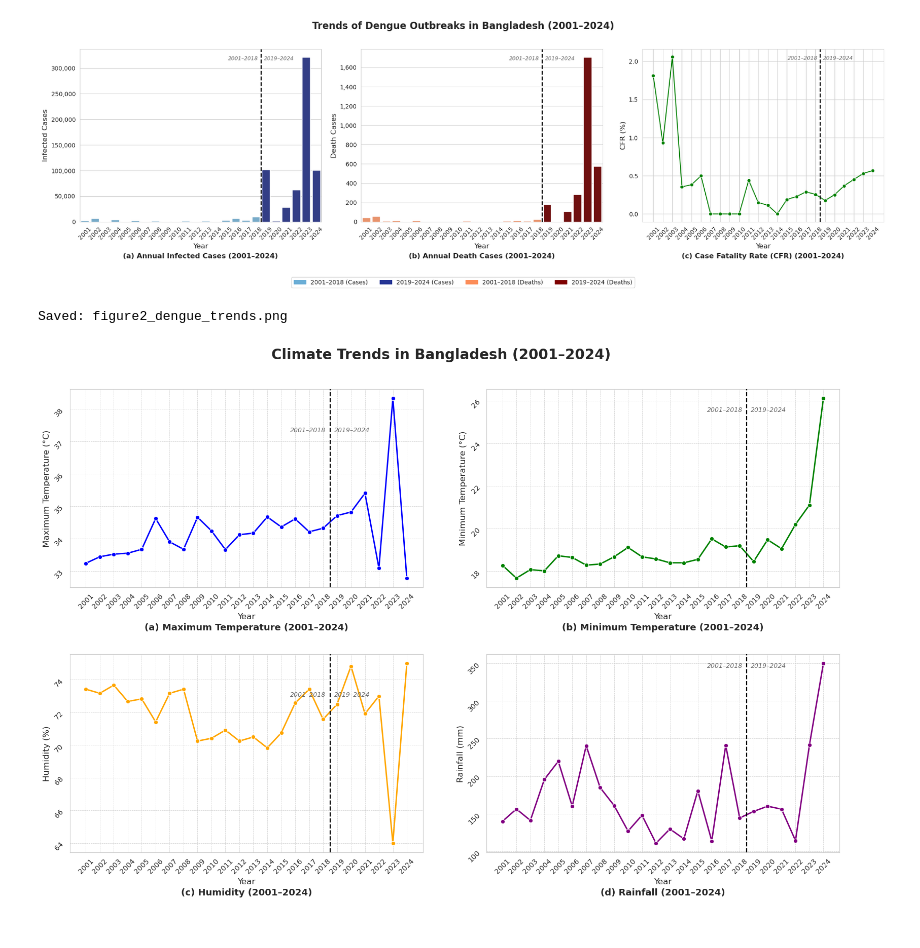
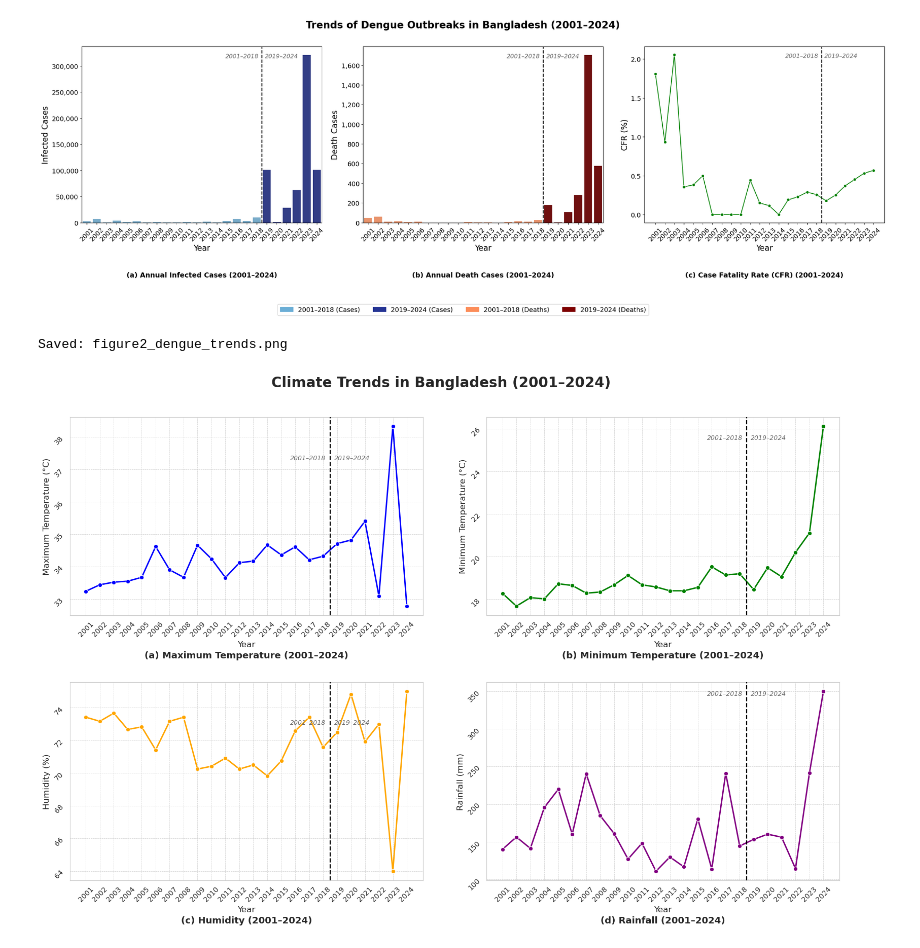
Before and after one commit to awnonbhowmik/DENV-Data-Analysis, a Jupyter notebook: refine_fig.ipynb, the cells around one changed output. Saved outputs shown, nothing was run; the diff lists cells and outputs as text; code cells hidden in the pictures.

```diff
--- a/refine_fig.ipynb
+++ b/refine_fig.ipynb
@@ -293,18 +259,6 @@ Saved: figure1_dengue_bangladesh.png
 # %%
 """
 Figure 2: Trend of DENV outbreaks in Bangladesh (2001–2024)
-
-Merges data_epidemic (2001–2018) and data_endemic (2019–2024) into 3 panels:
-  (a) Annual Infected Cases
-  (b) Annual Death Cases
-  (c) Case Fatality Rate (CFR)
-
-Each panel shares a single y-axis across both periods.
-A vertical dashed line separates the two time groups.
-X-axis shows integer years only (no decimals).
-
-Update:
-Subfigure labels appear as subcaptions below each panel.
 """
 
 import seaborn as sns
@@ -321,13 +275,8 @@ data = pd.read_excel("./data/Dengue_2001-2024.xlsx")
 data_epidemic = data[data["Year"] <= 2018].copy()
 data_endemic = data[data["Year"] > 2018].copy()
 
-data_epidemic["CFR"] = (
-    data_epidemic["Death"] / data_epidemic["Infected"]
-) * 100
-
-data_endemic["CFR"] = (
-    data_endemic["Death"] / data_endemic["Infected"]
-) * 100
+data_epidemic["CFR"] = (data_epidemic["Death"] / data_epidemic["Infected"]) * 100
+data_endemic["CFR"] = (data_endemic["Death"] / data_endemic["Infected"]) * 100
 
 # ── Merge both periods ─────────────────────────────────────────────────
 df_epidemic = data_epidemic.reset_index(drop=True).copy()
@@ -337,7 +286,6 @@ df_epidemic["Period"] = "2001-2018"
 df_endemic["Period"] = "2019-2024"
 
 df_all = pd.concat([df_epidemic, df_endemic], ignore_index=True)
-
 df_all["Year"] = df_all["Year"].astype(int).astype(str)
 
 sorted_years = sorted(df_all["Year"].unique(), key=lambda y: int(y))
@@ -355,7 +303,7 @@ palette_deaths = {
 }
 
 # ── Figure layout ──────────────────────────────────────────────────────
-fig, axes = plt.subplots(1, 3, figsize=(20, 6))
+fig, axes = plt.subplots(1, 3, figsize=(24, 8))  # wider + taller
 
 # ── Panel 1: Infected Cases ────────────────────────────────────────────
 sns.barplot(
@@ -369,9 +317,10 @@ sns.barplot(
     ax=axes[0],
 )
 
-axes[0].set_xlabel("Year", fontsize=12)
-axes[0].set_ylabel("Infected Cases", fontsize=12)
-axes[0].tick_params(axis="x", rotation=45)
+axes[0].set_xlabel("Year", fontsize=16)
+axes[0].set_ylabel("Infected Cases", fontsize=16)
+axes[0].tick_params(axis="x", rotation=45, labelsize=13)
+axes[0].tick_params(axis="y", labelsize=13)
 axes[0].yaxis.set_major_formatter(
     mticker.FuncFormatter(lambda v, _: f"{int(v):,}")
 )
@@ -388,9 +337,10 @@ sns.barplot(
     ax=axes[1],
 )
 
-axes[1].set_xlabel("Year", fontsize=12)
-axes[1].set_ylabel("Death Cases", fontsize=12)
-axes[1].tick_params(axis="x", rotation=45)
+axes[1].set_xlabel("Year", fontsize=16)
+axes[1].set_ylabel("Death Cases", fontsize=16)
+axes[1].tick_params(axis="x", rotation=45, labelsize=13)
+axes[1].tick_params(axis="y", labelsize=13)
 axes[1].yaxis.set_major_formatter(
     mticker.FuncFormatter(lambda v, _: f"{int(v):,}")
 )
@@ -405,9 +355,10 @@ sns.lineplot(
     ax=axes[2],
 )
 
-axes[2].set_xlabel("Year", fontsize=12)
-axes[2].set_ylabel("CFR (%)", fontsize=12)
-axes[2].tick_params(axis="x", rotation=45)
+axes[2].set_xlabel("Year", fontsize=16)
+axes[2].set_ylabel("CFR (%)", fontsize=16)
+axes[2].tick_params(axis="x", rotation=45, labelsize=13)
+axes[2].tick_params(axis="y", labelsize=13)
 
 # ── Divider line between periods ───────────────────────────────────────
 divider_pos = n_epidemic - 0.5
@@ -429,7 +380,7 @@ for ax in axes:
         "2001–2018",
         ha="right",
         va="top",
-        fontsize=9,
+        fontsize=12,        # up from 9
         color="dimgray",
         style="italic",
     )
@@ -440,7 +391,7 @@ for ax in axes:
         "2019–2024",
         ha="left",
         va="top",
-        fontsize=9,
+        fontsize=12,        # up from 9
         color="dimgray",
         style="italic",
     )
@@ -455,12 +406,12 @@ subcaptions = [
 for ax, label in zip(axes, subcaptions):
     ax.text(
         0.5,
-        -0.18,
+        -0.28,              # slightly lower to avoid overlap
         label,
         transform=ax.transAxes,
         ha="center",
         va="top",
-        fontsize=12,
+        fontsize=14,        # up from 12
         fontweight="bold",
     )
 
@@ -476,7 +427,7 @@ fig.legend(
     handles=legend_handles,
     loc="lower center",
     ncol=4,
-    fontsize=10,
+    fontsize=13,            # up from 10
     bbox_to_anchor=(0.5, -0.03),
     frameon=True,
 )
@@ -484,40 +435,39 @@ fig.legend(
 # ── Main title ─────────────────────────────────────────────────────────
 fig.suptitle(
     "Trends of Dengue Outbreaks in Bangladesh (2001–2024)",
-    fontsize=16,
+    fontsize=20,            # up from 16
     fontweight="bold",
     y=1.02,
 )
 
-# ── Caption (optional) ─────────────────────────────────────────────────
+# ── Caption ────────────────────────────────────────────────────────────
 caption = ""
 
 fig.text(
     0.5,
     -0.08,
     caption,
     ha="center",
     va="top",
-    fontsize=9,
+    fontsize=12,            # up from 9
     style="italic",
     wrap=True,
 )
 
 # ── Layout adjustment ──────────────────────────────────────────────────
 plt.tight_layout(rect=[0, 0.05, 1, 1])
 
 # ── Save figure ────────────────────────────────────────────────────────
 plt.savefig(
     "figure2_dengue_trends.png",
     dpi=300,
     bbox_inches="tight",
 )
 
 plt.show()
-
 print("Saved: figure2_dengue_trends.png")
 # %% [output]
-[figure, old version]
+[figure, new version]
 Saved: figure2_dengue_trends.png
 # %%
 """
```
Also changed, not shown: parts of 3 cells of this notebook, 6 other files.
